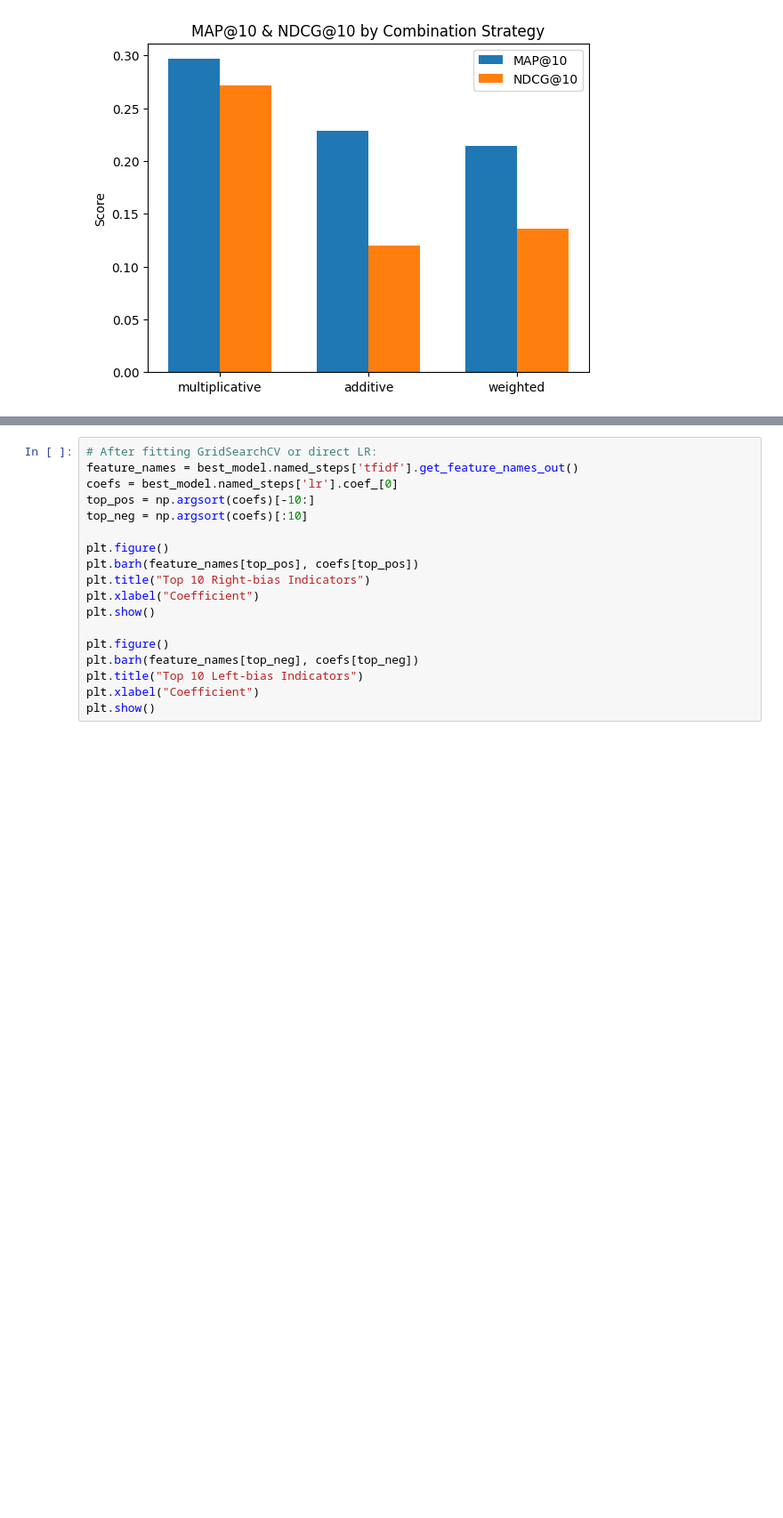
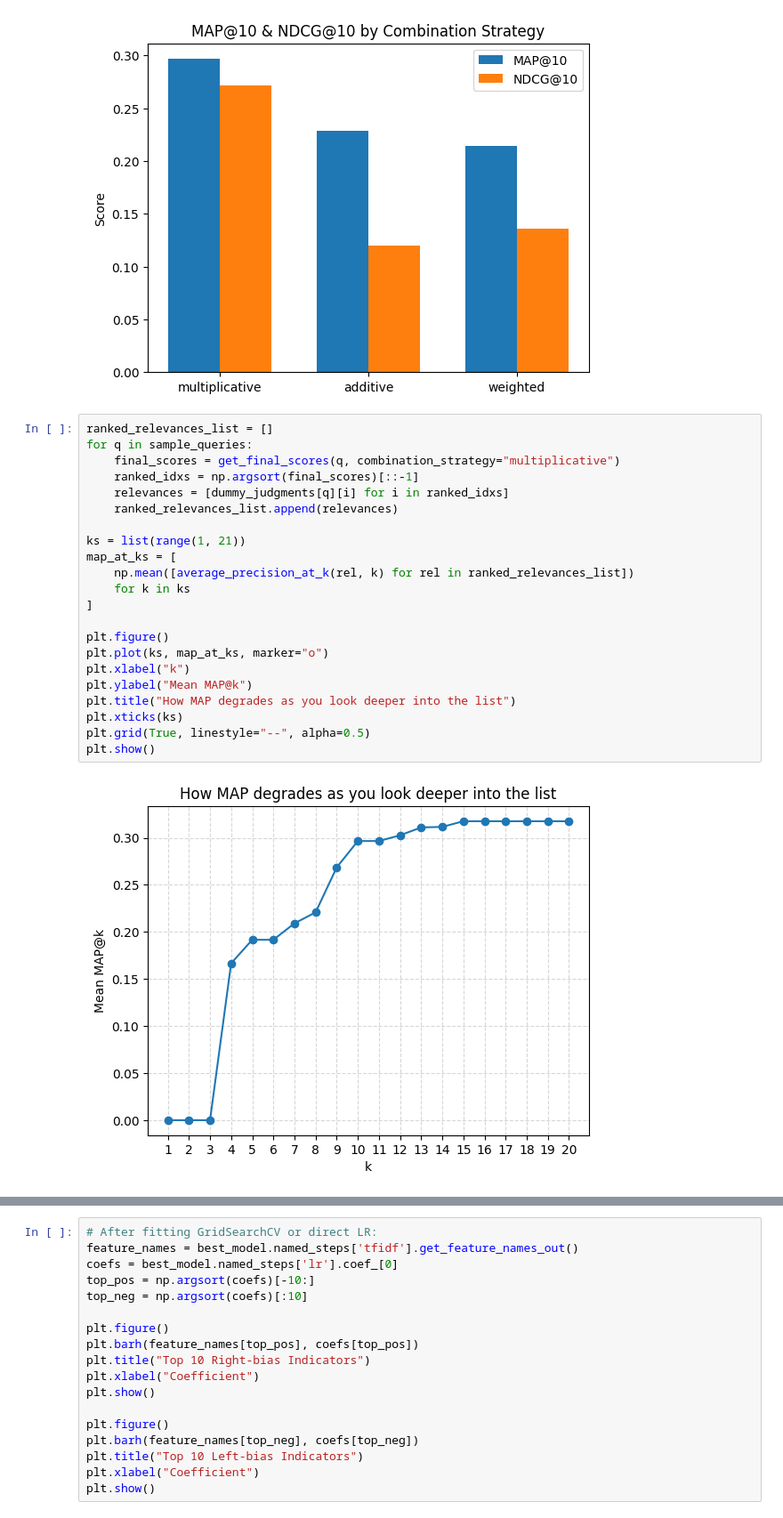
Before and after one commit to lmethratta/Poliscope, a Jupyter notebook: model.ipynb, the cells around one changed output, grey strips where cells are left out. Shown: that part at 89% size. Cells and saved outputs as stored; diff of their text form; blank space fills up the shorter version.

Commit message:
Added deeper MAP graphs

```diff
--- a/model.ipynb
+++ b/model.ipynb
@@ -602,6 +602,30 @@ plt.legend()
 plt.show()
 # %% [output]
 [figure]
+# %%
+ranked_relevances_list = []
+for q in sample_queries:
+    final_scores = get_final_scores(q, combination_strategy="multiplicative")
+    ranked_idxs = np.argsort(final_scores)[::-1]
+    relevances = [dummy_judgments[q][i] for i in ranked_idxs]
+    ranked_relevances_list.append(relevances)
+
+ks = list(range(1, 21))
+map_at_ks = [
+    np.mean([average_precision_at_k(rel, k) for rel in ranked_relevances_list])
+    for k in ks
+]
+
+plt.figure()
+plt.plot(ks, map_at_ks, marker="o")
+plt.xlabel("k")
+plt.ylabel("Mean MAP@k")
+plt.title("How MAP degrades as you look deeper into the list")
+plt.xticks(ks)
+plt.grid(True, linestyle="--", alpha=0.5)
+plt.show()
+# %% [output]
+[figure, added]
 # %%
 plt.figure()
 for strat in ["multiplicative","additive","weighted"]:
```
Also changed, not shown: parts of 1 cell of this notebook.
